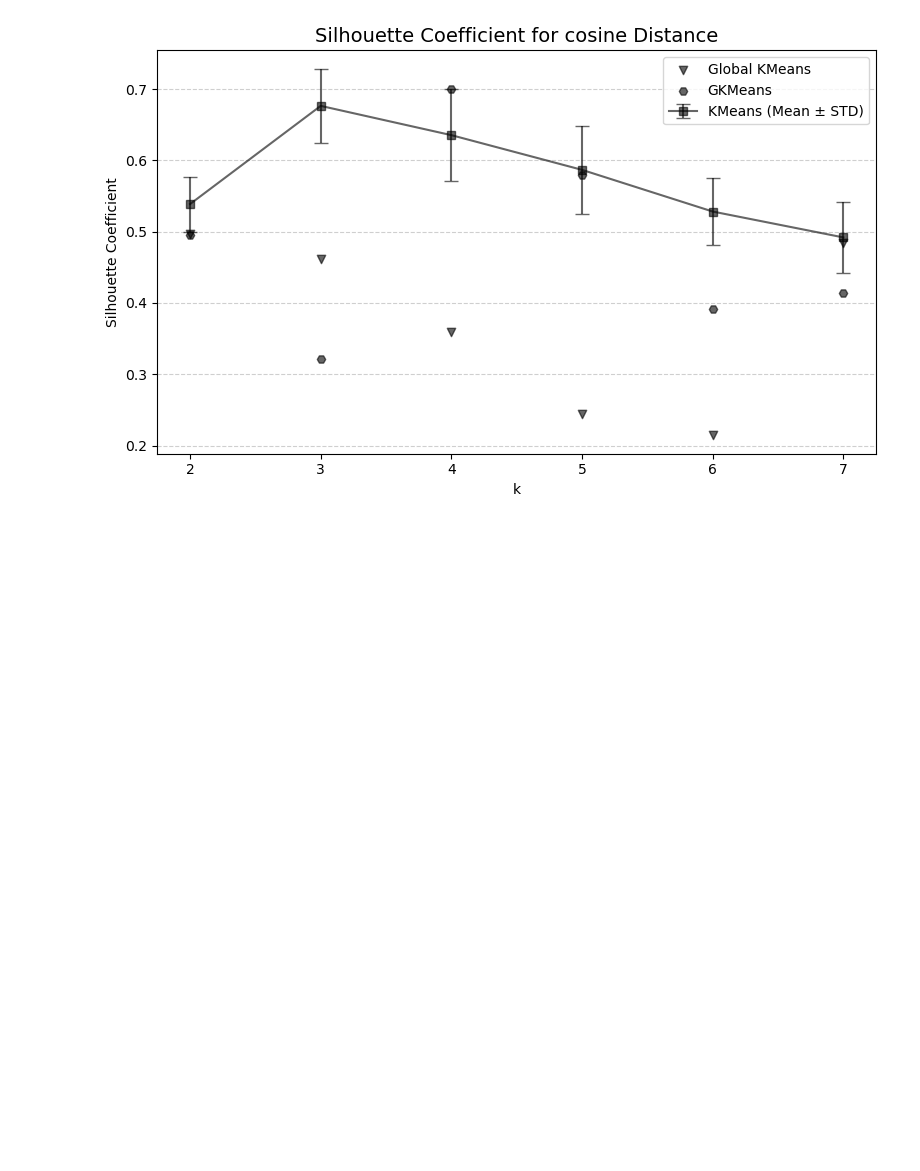
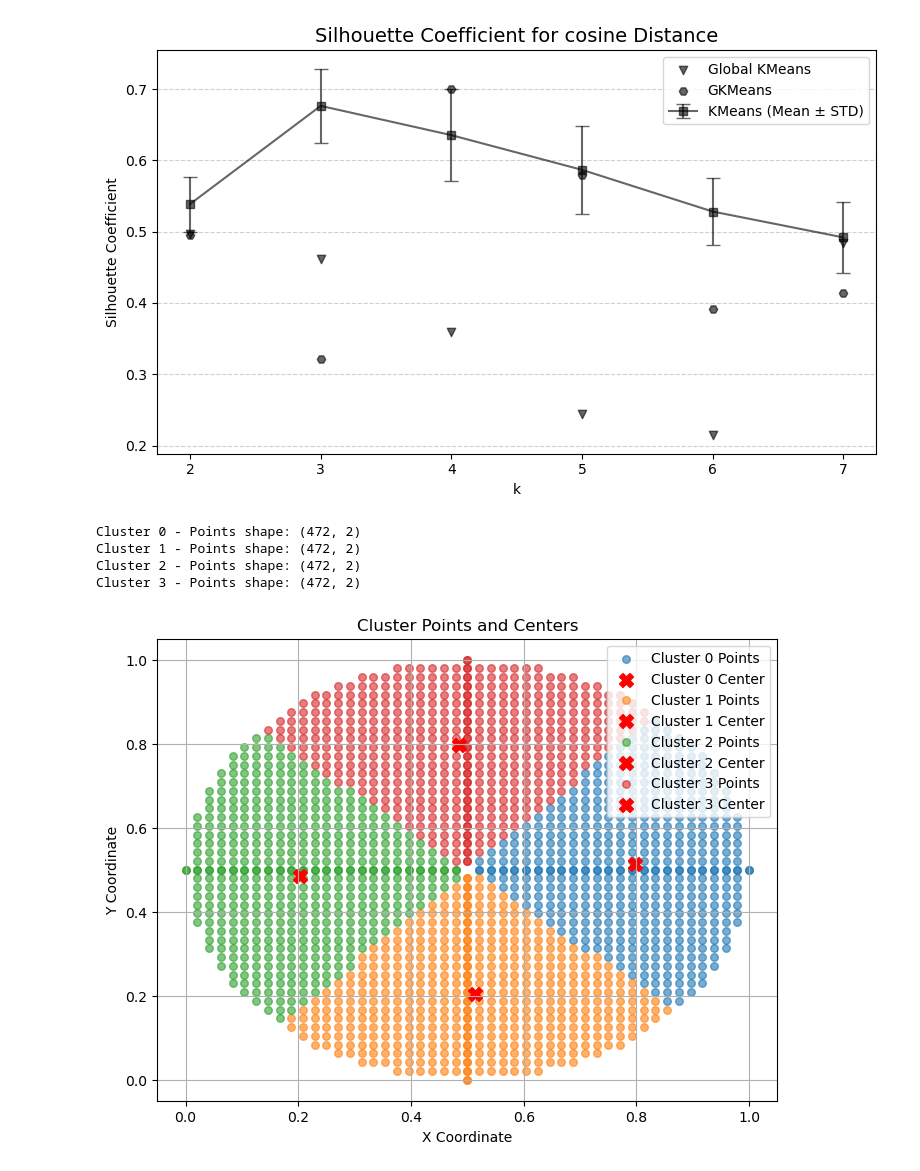
Before and after one commit to Bernat-C/Clustering-Analysis, a Jupyter notebook: testing_xavier2.ipynb, the cells around one changed output. Saved outputs shown, nothing was run; the diff lists cells and outputs as text; code cells hidden in the pictures; blank space fills up the shorter version.

```diff
--- a/testing_xavier2.ipynb
+++ b/testing_xavier2.ipynb
@@ -206,3 +206,35 @@ for dist in distances:
 [figure]
 [figure]
 [figure]
+# %%
+import os
+
+def compute_final_clusters(data, labels, centers):
+    clusters = {i: {'points': data[labels==i], 'center': centers[i]} for i in range(len(centers))}
+    return clusters
+
+def run_kmeans(data, n_clusters, init=None, distance='euclidean', max_iters=100, tolerance=1e-4):
+    kmeans = CustomKMeans(n_clusters=n_clusters, init=init, distance=distance, max_iters=100, tolerance=1e-4)
+    kmeans.fit(data)
+    labels = kmeans.predict(data)
+    centers = kmeans.centroids
+    clusters = compute_final_clusters(data, labels, centers)
+    return clusters
+# %%
+file = os.path.join('../datasets_processed',f'grid.csv')
+df = pd.read_csv(file)
+X = df.iloc[:,:-1]
+
+# We remove the class of the dataset as we will not be using it
+k = 4
+distance = 'euclidean'
+clusters = run_kmeans(np.array(X), n_clusters=k, init=None, distance=distance, max_iters=100, tolerance=1e-4)
+# %%
+from utils import plot_clusters
+plot_clusters(clusters)
+# %% [output]
+Cluster 0 - Points shape: (472, 2)
+Cluster 1 - Points shape: (472, 2)
+Cluster 2 - Points shape: (472, 2)
+Cluster 3 - Points shape: (472, 2)
+[figure, added]
```
Also changed, not shown: 1 other file.
